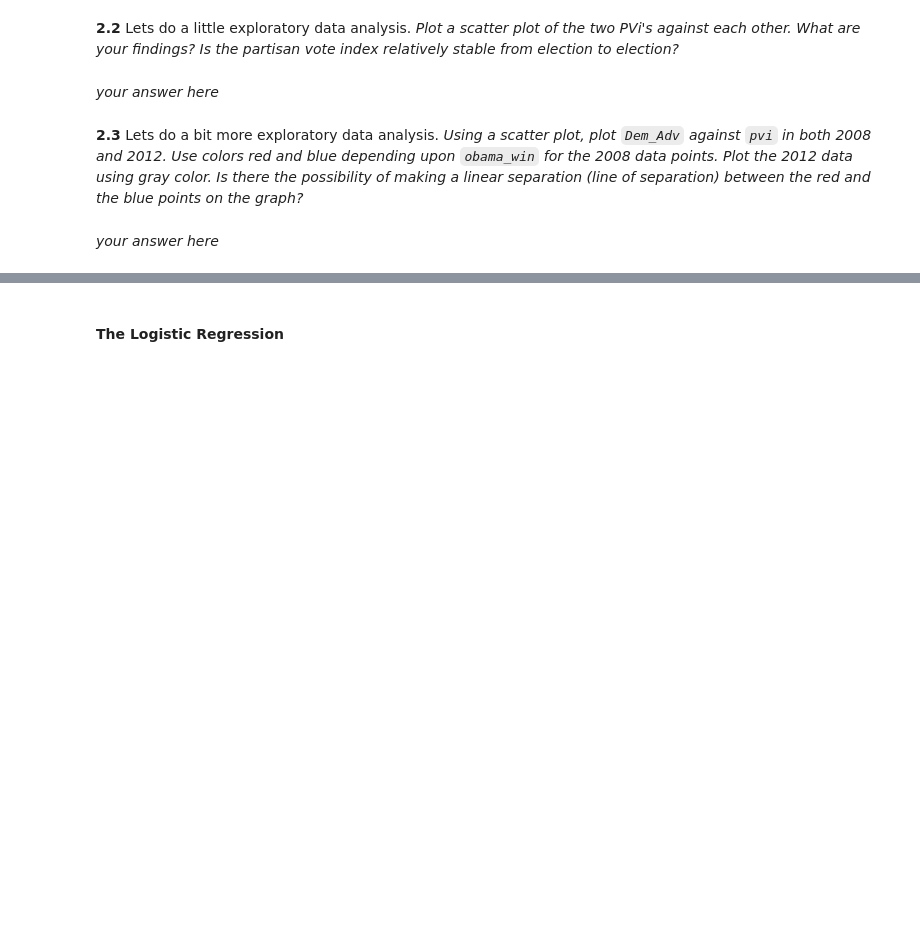
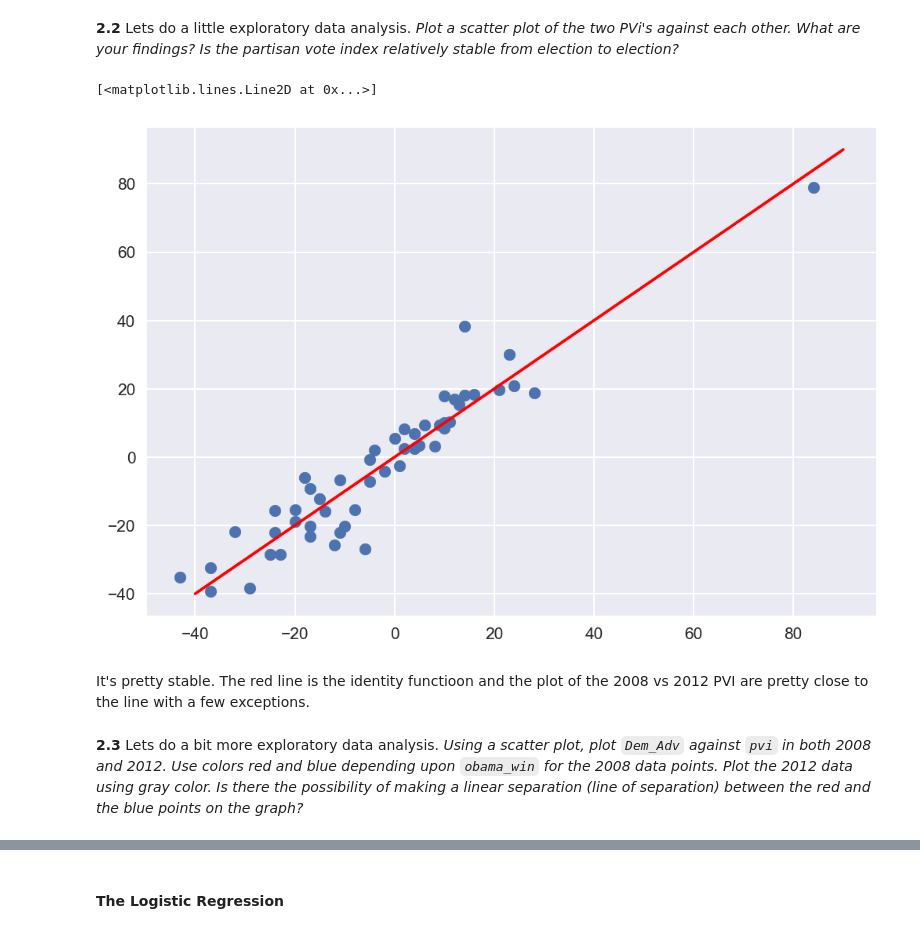
Before and after one commit to dashster18/content, a Jupyter notebook: HW2.ipynb, the cells around one changed output, grey strips where cells are left out. Drawn from its saved outputs; the diff is of its cells as text; code cells hidden in the pictures; blank space fills up the shorter version.

```diff
--- a/HW2.ipynb
+++ b/HW2.ipynb
@@ -749,0 +770,7 @@ pvi08.head()
+# %%
+#your code here
+e2008 = prediction_08.copy()
+e2008['pvi'] = pvi08
+e2008['obama_win'] = (e2008.Dem_Win > 0).astype(int)
+e2008['Dem_Adv'] -= e2008['Dem_Adv'].mean()
+e2008.head()
@@ -770,4 +819,12 @@ results2012.head()
-# %% [markdown]
-*your answer here*
+# %%
+#your code here
+plt.scatter(e2008.pvi, e2012.pvi)
+x = np.linspace(-40, 90, 100)
+plt.plot(x, x, 'r')
+# %% [output]
+[<matplotlib.lines.Line2D at 0x...>]
+[figure, added]
+# %% [markdown]
+It's pretty stable. The red line is the identity functioon and the plot of the 2008 vs 2012 PVI are pretty close to the line with a few exceptions.
 # %% [markdown]
 **2.3** Lets do a bit more exploratory data analysis. *Using a scatter plot, plot `Dem_Adv` against `pvi` in both 2008 and 2012. Use colors red and blue depending upon `obama_win` for the 2008 data points.  Plot the 2012 data using gray color. Is there the possibility of making a linear separation (line of separation) between the red and the blue points on the graph?*
@@ -776,2 +830,0 @@ results2012.head()
-# %% [markdown]
-*your answer here*
```
Also changed, not shown: parts of 24 cells of this notebook, 1 other file.
